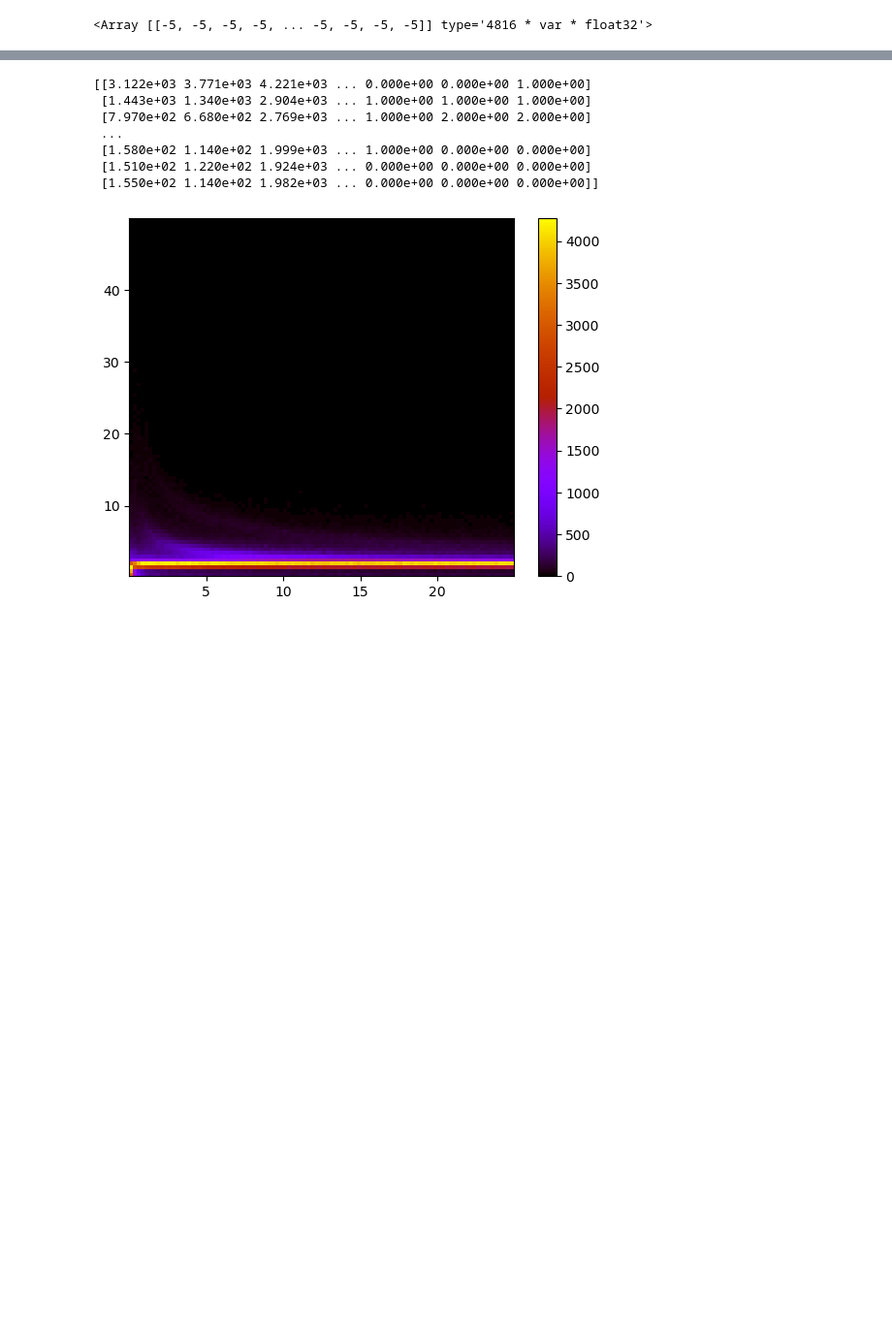
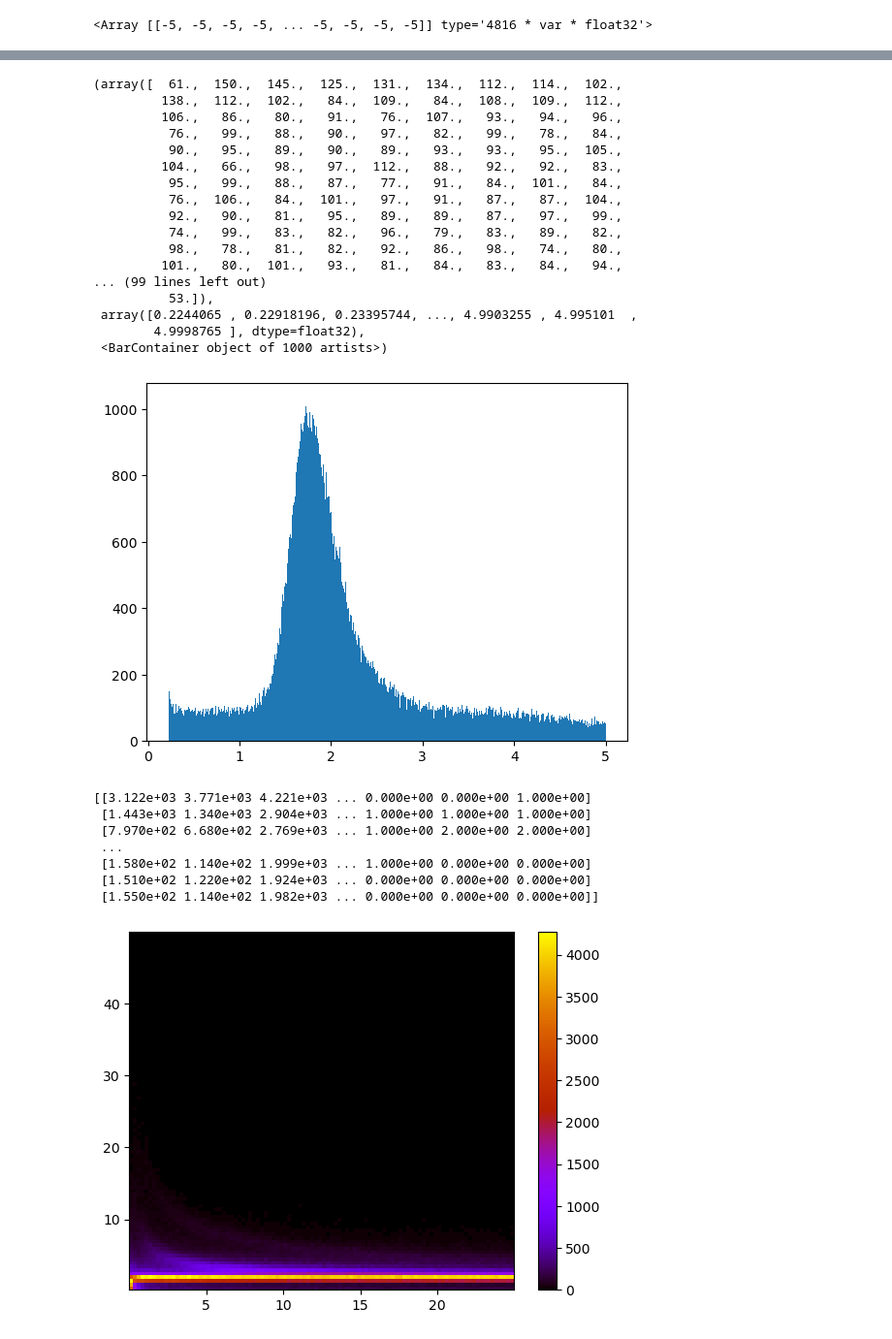
Before and after one commit to PINKTAIGAH/SHP, a Jupyter notebook: uproot_test/Legit data.ipynb, the cells around one changed output, grey strips where cells are left out. Shown: that part at 97% size. Saved outputs shown, nothing was run; the diff lists cells and outputs as text; code cells hidden in the pictures; blank space fills up the shorter version.

```diff
--- a/uproot_test/Legit data.ipynb
+++ b/uproot_test/Legit data.ipynb
@@ -100,3 +91,27 @@ print(h)
+# %%
+remove= np.where((dedx>50)|(rr>25) | (rr>5))
+rr= np.delete(rr, remove)
+dedx= np.delete(dedx, remove)
+plt.hist(dedx[dedx<5], bins= 1000)
+# %% [output]
+(array([  61.,  150.,  145.,  125.,  131.,  134.,  112.,  114.,  102.,
+         138.,  112.,  102.,   84.,  109.,   84.,  108.,  109.,  112.,
+         106.,   86.,   80.,   91.,   76.,  107.,   93.,   94.,   96.,
+          76.,   99.,   88.,   90.,   97.,   82.,   99.,   78.,   84.,
+          90.,   95.,   89.,   90.,   89.,   93.,   93.,   95.,  105.,
+         104.,   66.,   98.,   97.,  112.,   88.,   92.,   92.,   83.,
+          95.,   99.,   88.,   87.,   77.,   91.,   84.,  101.,   84.,
+          76.,  106.,   84.,  101.,   97.,   91.,   87.,   87.,  104.,
+          92.,   90.,   81.,   95.,   89.,   89.,   87.,   97.,   99.,
+          74.,   99.,   83.,   82.,   96.,   79.,   83.,   89.,   82.,
+          98.,   78.,   81.,   82.,   92.,   86.,   98.,   74.,   80.,
+         101.,   80.,  101.,   93.,   81.,   84.,   83.,   84.,   94.,
+... (99 lines left out)
+          53.]),
+ array([0.2244065 , 0.22918196, 0.23395744, ..., 4.9903255 , 4.995101  ,
+        4.9998765 ], dtype=float32),
+ <BarContainer object of 1000 artists>)
+[figure, added]
 # %%
 file2= uproot.open(root_file_dir + 'flat_caf_2-16432aaf-a139-4cb0-8c09-26f5af8c457f.root:recTree;31')
 rr_1= ak.flatten(file2['rec.reco.trk.calo.0.points.rr'].array()).to_numpy()[:]
```
Also changed, not shown: parts of 7 cells of this notebook, 5 other files.
